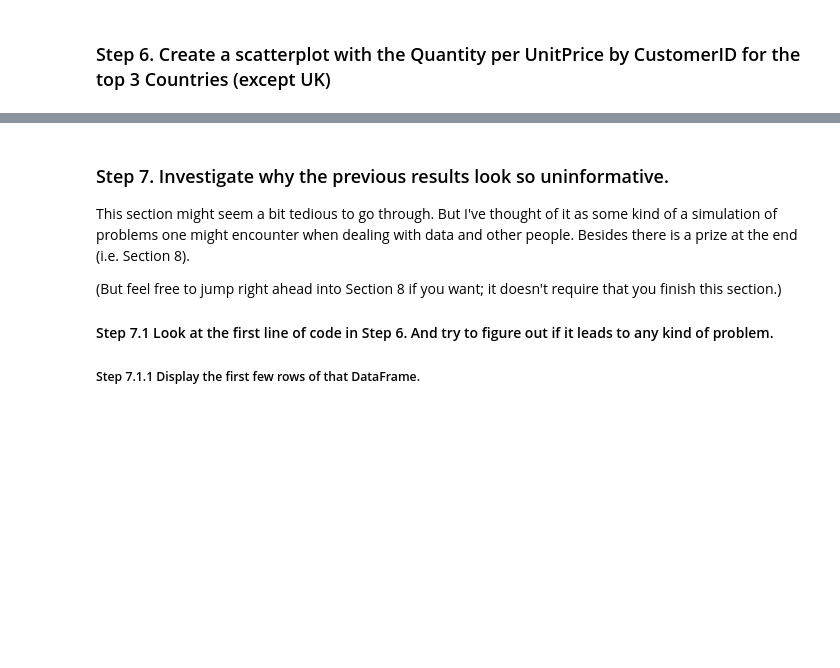
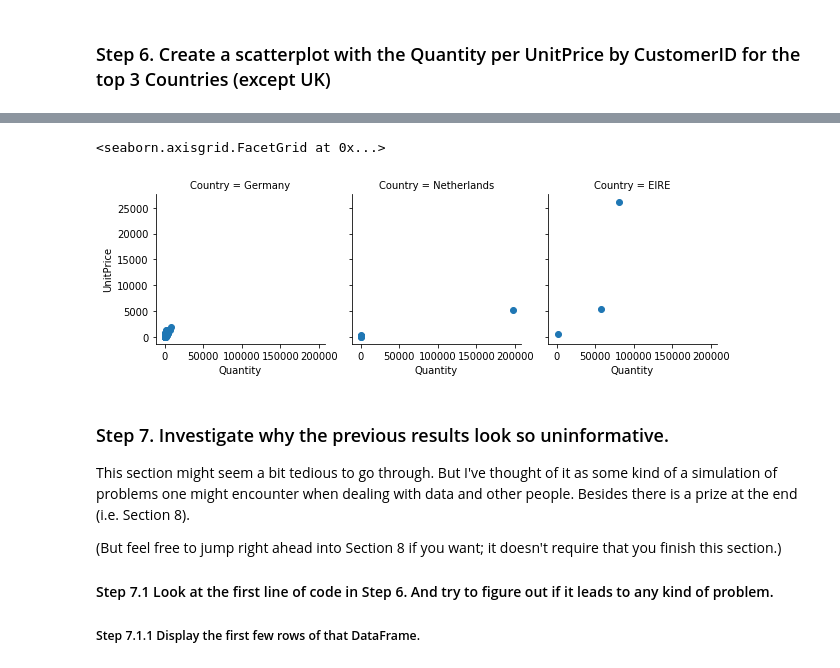
Before and after one commit to venusian2/pandas_exercises, a Jupyter notebook: 07_Visualization/Online_Retail/Exercises.ipynb, the cells around one changed output, grey strips where cells are left out. Saved outputs shown, nothing was run; the diff lists cells and outputs as text; code cells hidden in the pictures; blank space fills up the shorter version.

```diff
--- a/07_Visualization/Online_Retail/Exercises.ipynb
+++ b/07_Visualization/Online_Retail/Exercises.ipynb
@@ -43,3 +44,5 @@ countries.sort_values(by = 'Quantity', ascending = False).iloc[1:11]['Quantity']
 online_rt = online_rt[online_rt['Quantity']>=0]
 # %% [markdown]
 ### Step 6. Create a scatterplot with the Quantity per UnitPrice by CustomerID for the top 3 Countries (except UK)
+# %%
+customers = online_rt.groupby(['CustomerID', 'Country']).sum()
@@ -45,0 +59,4 @@ online_rt = online_rt[online_rt['Quantity']>=0]
+# %%
+customers['Country'] = customers.index.get_level_values(1)
+# %%
+customers = customers[customers['Country'].isin(['Netherlands', 'EIRE', 'Germany'])]
@@ -46,3 +73,9 @@ online_rt = online_rt[online_rt['Quantity']>=0]
+# %%
+g = sns.FacetGrid(customers, col="Country")
+g.map(plt.scatter, "Quantity", "UnitPrice", alpha=1)
+# %% [output]
+<seaborn.axisgrid.FacetGrid at 0x...>
+[figure, added]
 # %% [markdown]
 ### Step 7. Investigate why the previous results look so uninformative.
 
```
Also changed, not shown: parts of 12 cells of this notebook.
